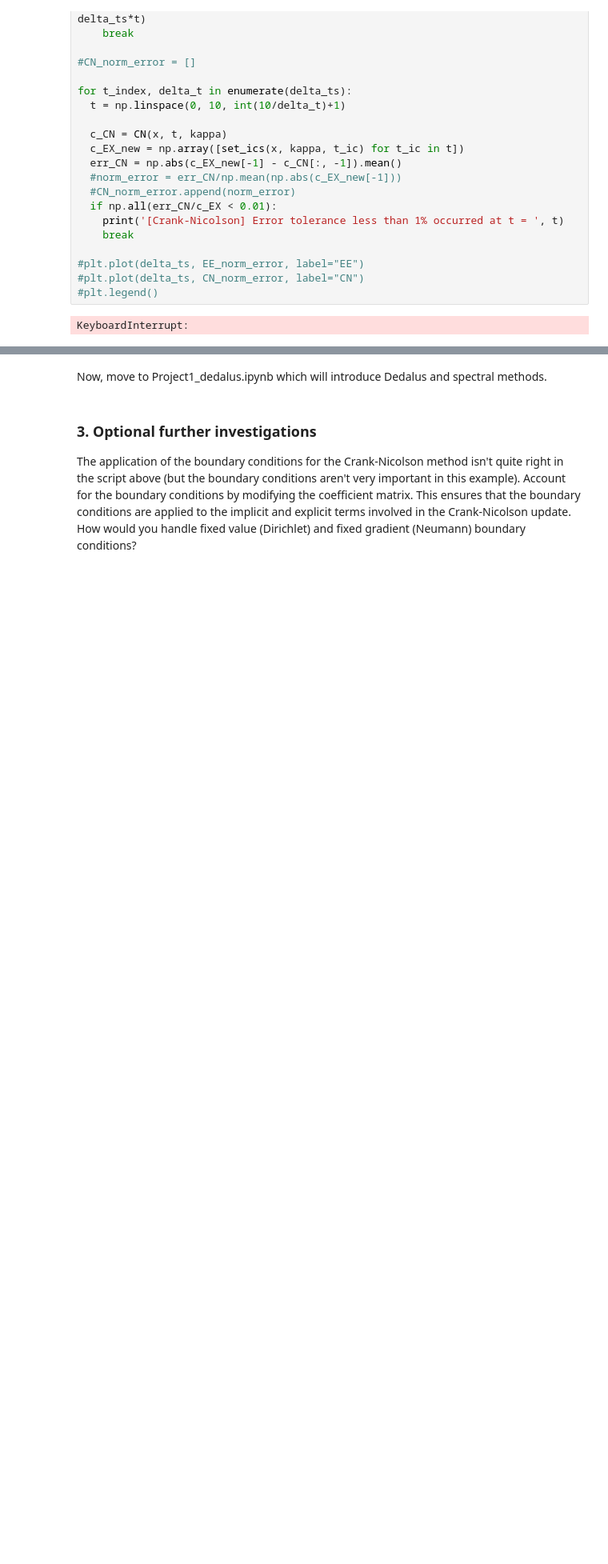
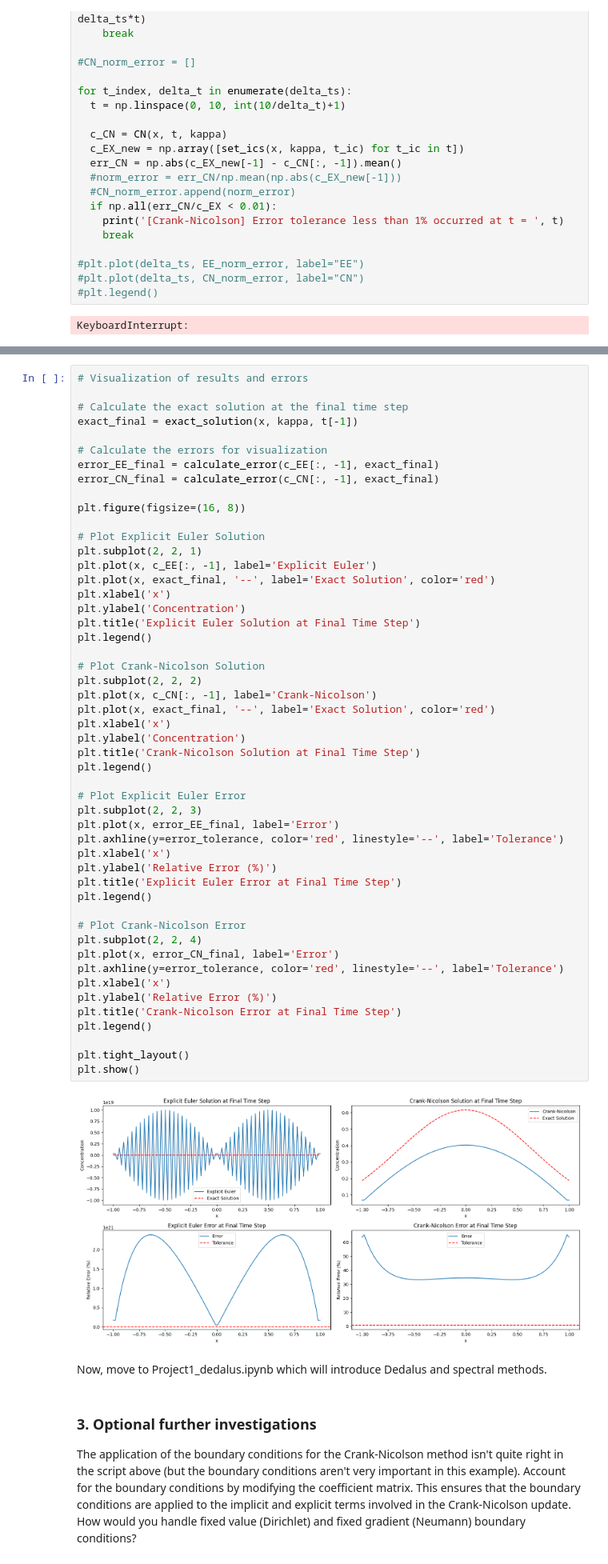
Before and after one commit to Unjin-Jang/QCES, a Jupyter notebook: Project1_numerical_methods.ipynb, the cells around one changed output, grey strips where cells are left out. Shown at 80% size. Cells and saved outputs as stored; diff of their text form; blank space fills up the shorter version.

```diff
--- a/Project1_numerical_methods.ipynb
+++ b/Project1_numerical_methods.ipynb
@@ -481,3 +585,55 @@ KeyboardInterrupt:
+# %%
+# Visualization of results and errors
+
+# Calculate the exact solution at the final time step
+exact_final = exact_solution(x, kappa, t[-1])
+
+# Calculate the errors for visualization
+error_EE_final = calculate_error(c_EE[:, -1], exact_final)
+error_CN_final = calculate_error(c_CN[:, -1], exact_final)
+
+plt.figure(figsize=(16, 8))
+
+# Plot Explicit Euler Solution
+plt.subplot(2, 2, 1)
+plt.plot(x, c_EE[:, -1], label='Explicit Euler')
+plt.plot(x, exact_final, '--', label='Exact Solution', color='red')
+plt.xlabel('x')
+plt.ylabel('Concentration')
+plt.title('Explicit Euler Solution at Final Time Step')
+plt.legend()
+
+# Plot Crank-Nicolson Solution
+plt.subplot(2, 2, 2)
+plt.plot(x, c_CN[:, -1], label='Crank-Nicolson')
+plt.plot(x, exact_final, '--', label='Exact Solution', color='red')
+plt.xlabel('x')
+plt.ylabel('Concentration')
+plt.title('Crank-Nicolson Solution at Final Time Step')
+plt.legend()
+
+# Plot Explicit Euler Error
+plt.subplot(2, 2, 3)
+plt.plot(x, error_EE_final, label='Error')
+plt.axhline(y=error_tolerance, color='red', linestyle='--', label='Tolerance')
+plt.xlabel('x')
+plt.ylabel('Relative Error (%)')
+plt.title('Explicit Euler Error at Final Time Step')
+plt.legend()
+
+# Plot Crank-Nicolson Error
+plt.subplot(2, 2, 4)
+plt.plot(x, error_CN_final, label='Error')
+plt.axhline(y=error_tolerance, color='red', linestyle='--', label='Tolerance')
+plt.xlabel('x')
+plt.ylabel('Relative Error (%)')
+plt.title('Crank-Nicolson Error at Final Time Step')
+plt.legend()
+
+plt.tight_layout()
+plt.show()
+# %% [output]
+[figure, added]
 # %% [markdown]
 Now, move to Project1_dedalus.ipynb which will introduce Dedalus and spectral methods.
 # %% [markdown]
```
Also changed, not shown: parts of 4 cells of this notebook.
